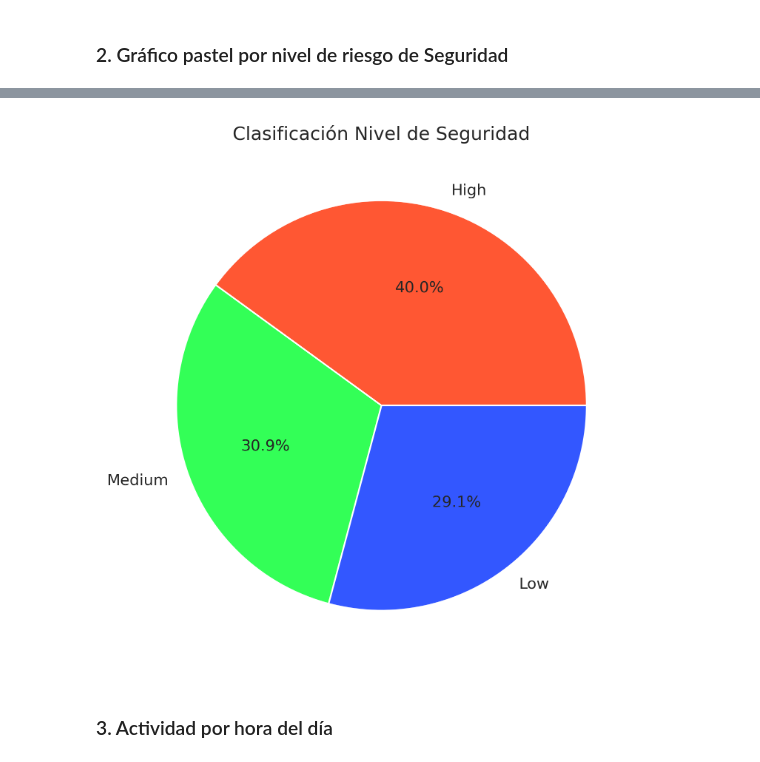
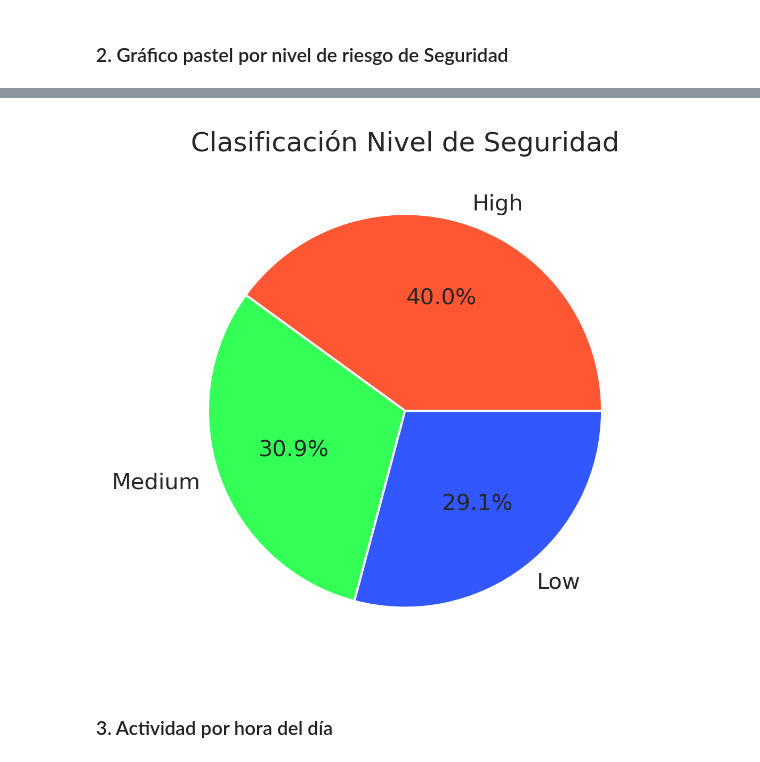
Before and after one commit to JonathanAlvarezW/practica_tres_gr_9, a Jupyter notebook: grupo9.ipynb, the cells around one changed output, grey strips where cells are left out. Cells and saved outputs as stored; diff of their text form; code cells hidden in the pictures.

```diff
--- a/grupo9.ipynb
+++ b/grupo9.ipynb
@@ -353,25 +353,25 @@ plt.show()
 # %%
 fig_pie = px.pie(df,
                  names='Priority_level',
                  title="Clasificación Nivel de Seguridad Email",
                  color_discrete_sequence=["#FF5733", "#33FF57", "#3357FF", "#F4C724", "#A833FF"])
 counts = df['Priority_level'].value_counts()
-plt.figure(figsize=(6,6))  # Ajustar tamaño
+plt.figure(figsize=(4,4))  # Ajustar tamaño
 plt.pie(counts, labels=counts.index, autopct='%1.1f%%',
         colors=["#FF5733", "#33FF57", "#3357FF", "#F4C724", "#A833FF"])
 plt.title("Clasificación Nivel de Seguridad")
 plt.savefig('priority_level_pie_chart.png', dpi=300, bbox_inches='tight')
 plt.close()  # Cierra la figura correctamente
 fig_pie.write_image("priority_level_pie_chart_plotly.png")
 fig_pie.show()
 
 
 from IPython.display import Image
 
 Image(filename="priority_level_pie_chart.png")
 # %% [output]
 [interactive output not drawn]
-[figure, old version]
+[figure, new version]
 # %% [markdown]
 ### 3. Actividad por hora del día
 # %%
```
Also changed, not shown: 1 other file.
